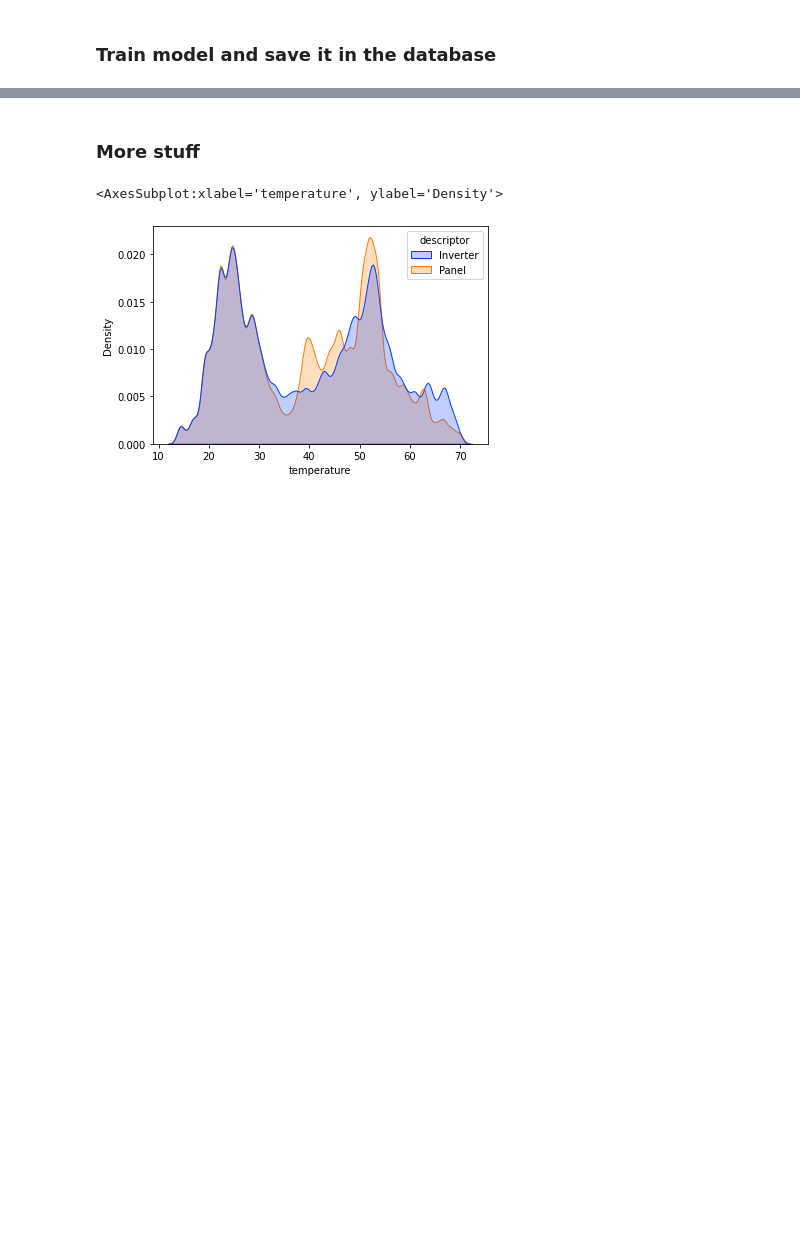
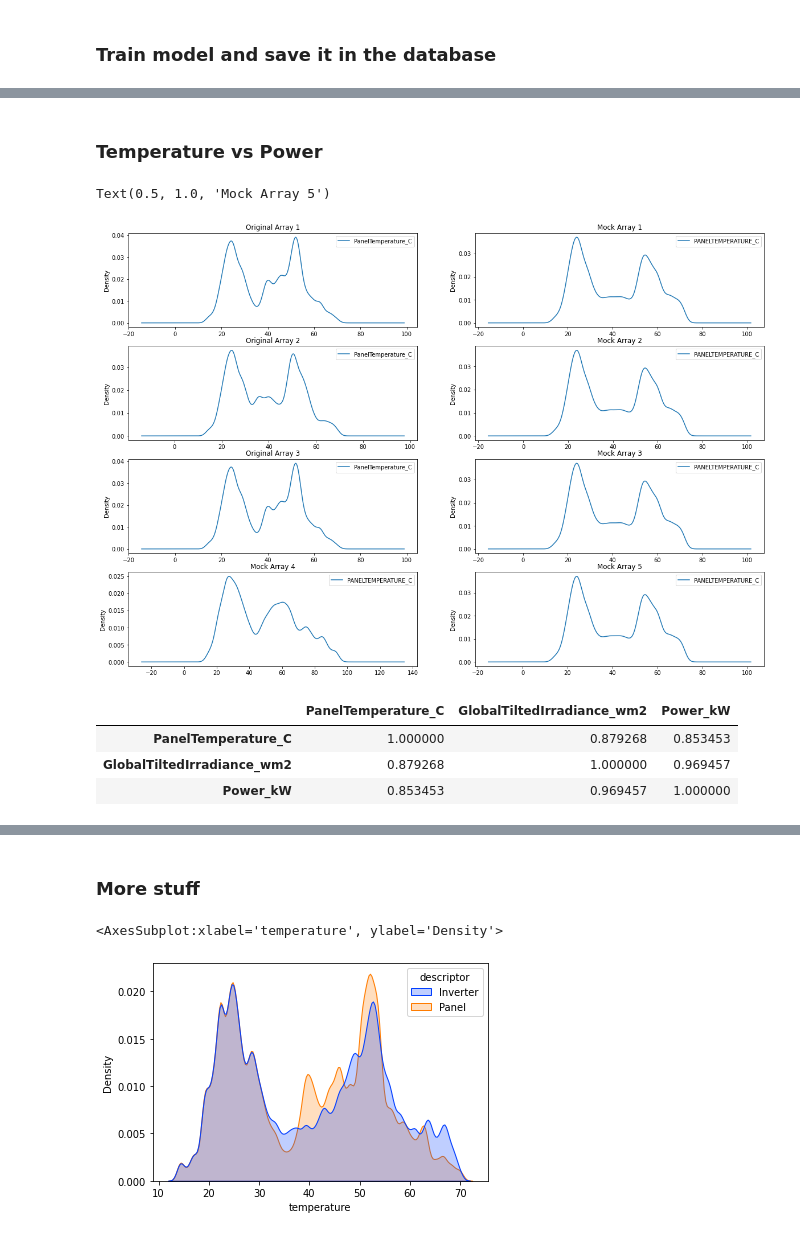
Before and after one commit to sedgewickmm18/notebooks-attic, a Jupyter notebook: SolarPowerRegression.ipynb, the cells around one changed output, grey strips where cells are left out. Drawn from its saved outputs; the diff is of its cells as text; code cells hidden in the pictures; blank space fills up the shorter version.

```diff
--- a/SolarPowerRegression.ipynb
+++ b/SolarPowerRegression.ipynb
@@ -207,0 +319,37 @@ Epoch 24: early stopping
+# %% [markdown]
+### Temperature vs Power
+# %%
+bw = 0.1
+column = 'PanelTemperature_C'
+Column = 'PANELTEMPERATURE_C'
+fig, ax = plt.subplots(4,2,figsize=(20,14))
+
+df_o1[[column]].plot(kind='kde', bw_method=bw, ax=ax[0,0])
+ax[0,0].set_title('Original Array 1')
+df_mod1[[Column]].plot(kind='kde', bw_method=bw, ax=ax[0,1])
+ax[0,1].set_title('Mock Array 1')
+
+df_o2[[column]].plot(kind='kde', bw_method=bw, ax=ax[1,0])
+ax[1,0].set_title('Original Array 2')
+df_mod2[[Column]].plot(kind='kde', bw_method=bw, ax=ax[1,1])
+ax[1,1].set_title('Mock Array 2')
+
+df_o3[[column]].plot(kind='kde', bw_method=bw, ax=ax[2,0])
+ax[2,0].set_title('Original Array 3')
+df_mod3[[Column]].plot(kind='kde', bw_method=bw, ax=ax[2,1])
+ax[2,1].set_title('Mock Array 3')
+
+df_mod4[[Column]].plot(kind='kde', bw_method=bw, ax=ax[3,0])
+ax[3,0].set_title('Mock Array 4')
+df_mod5[[Column]].plot(kind='kde', bw_method=bw, ax=ax[3,1])
+ax[3,1].set_title('Mock Array 5')
+# %% [output]
+Text(0.5, 1.0, 'Mock Array 5')
+[figure, added]
+# %%
+df_o1[['PanelTemperature_C','GlobalTiltedIrradiance_wm2','Power_kW']].corr(method='spearman')
+# %% [output]
+|  | PanelTemperature_C | GlobalTiltedIrradiance_wm2 | Power_kW |
+| PanelTemperature_C | 1.000000 | 0.879268 | 0.853453 |
+| GlobalTiltedIrradiance_wm2 | 0.879268 | 1.000000 | 0.969457 |
+| Power_kW | 0.853453 | 0.969457 | 1.000000 |
```
Also changed, not shown: parts of 14 cells of this notebook.
